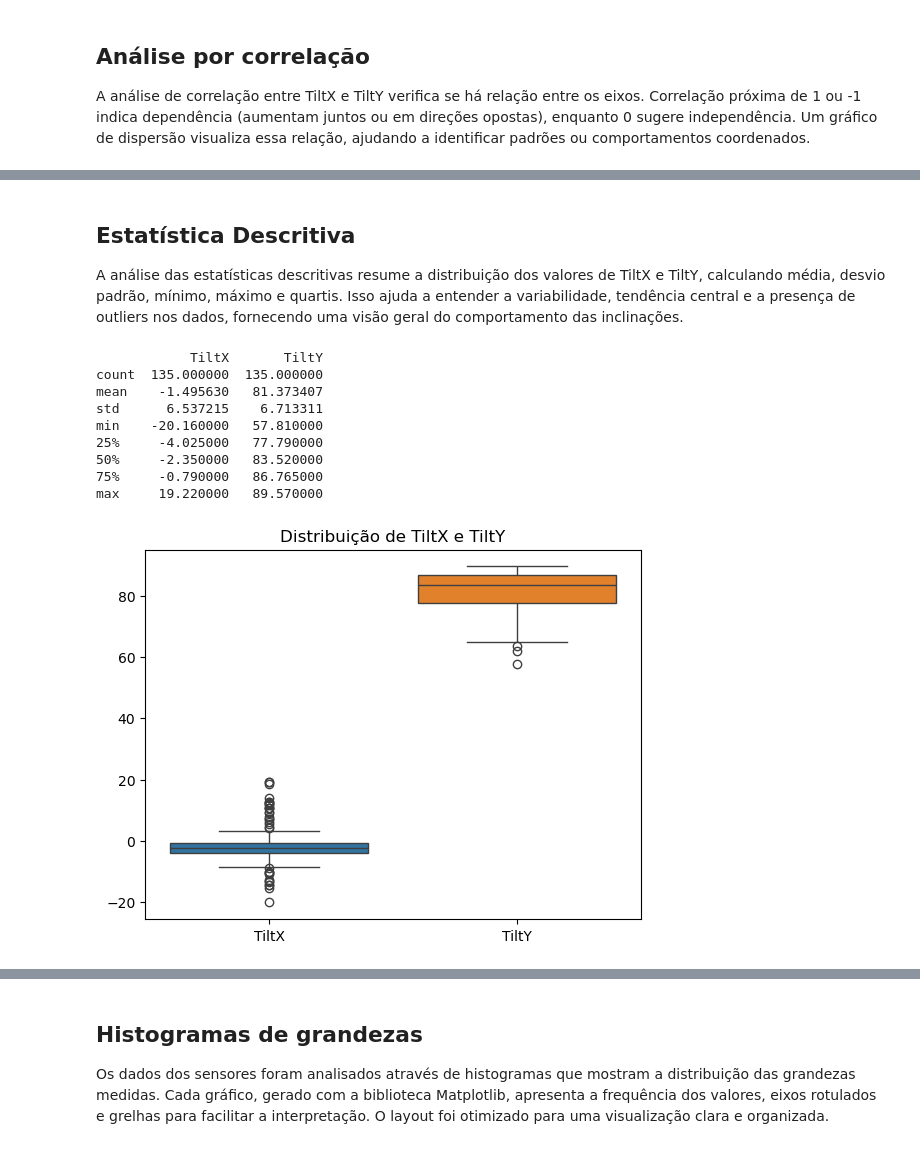
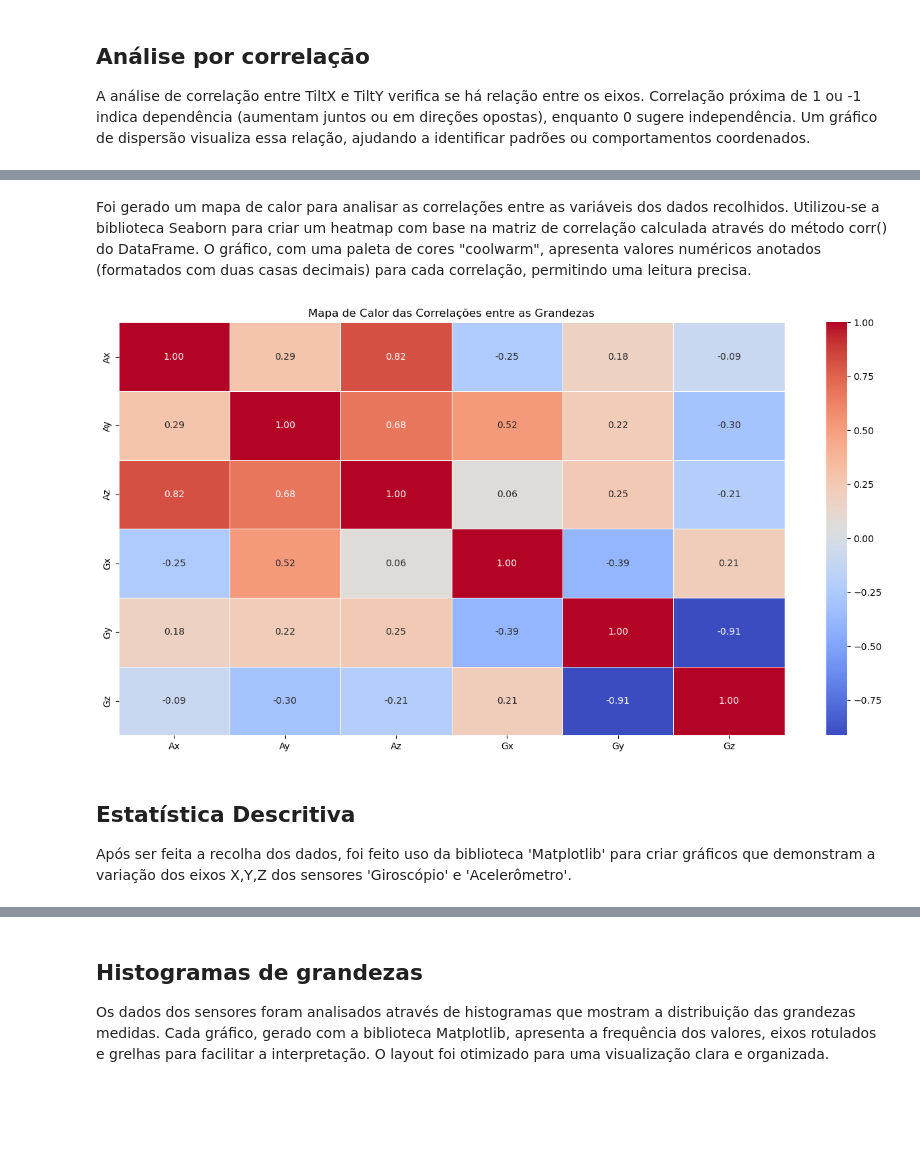
Before and after one commit to joaofmsilvaa/Walk-Monitor, a Jupyter notebook: posture_fac.ipynb, the cells around one changed output, grey strips where cells are left out. Cells and saved outputs as stored; diff of their text form; code cells hidden in the pictures; blank space fills up the shorter version.

```diff
--- a/posture_fac.ipynb
+++ b/posture_fac.ipynb
@@ -97,20 +78,19 @@ plt.show()
+# %% [markdown]
+Foi gerado um mapa de calor para analisar as correlações entre as variáveis dos dados recolhidos. Utilizou-se a biblioteca Seaborn para criar um heatmap com base na matriz de correlação calculada através do método corr() do DataFrame.
+O gráfico, com uma paleta de cores "coolwarm", apresenta valores numéricos anotados (formatados com duas casas decimais) para cada correlação, permitindo uma leitura precisa.
+# %%
+columns_to_exclude = ["Time", "TiltX", "TiltY", "OmegaTotal"]
+df_filtered = df.drop(columns=columns_to_exclude, errors="ignore")
+
+correlation_matrix = df_filtered.corr()
+
+plt.figure(figsize=(16, 8))
+sns.heatmap(correlation_matrix, annot=True, cmap="coolwarm", fmt=".2f", linewidths=0.5)
+plt.title("Mapa de Calor das Correlações entre as Grandezas")
+plt.show()
+# %% [output]
+[figure, added]
 # %% [markdown]
 ## Estatística Descritiva
 
-A análise das estatísticas descritivas resume a distribuição dos valores de TiltX e TiltY, calculando média, desvio padrão, mínimo, máximo e quartis. Isso ajuda a entender a variabilidade, tendência central e a presença de outliers nos dados, fornecendo uma visão geral do comportamento das inclinações.
+Após ser feita a recolha dos dados, foi feito uso da biblioteca 'Matplotlib' para criar gráficos que demonstram a variação dos eixos X,Y,Z dos sensores 'Giroscópio' e 'Acelerômetro'.
-# %%
-print(df[["TiltX", "TiltY"]].describe())
-sns.boxplot(data=df[["TiltX", "TiltY"]])
-plt.title("Distribuição de TiltX e TiltY")
-plt.show()
-# %% [output]
-            TiltX       TiltY
-count  135.000000  135.000000
-mean    -1.495630   81.373407
-std      6.537215    6.713311
-min    -20.160000   57.810000
-25%     -4.025000   77.790000
-50%     -2.350000   83.520000
-75%     -0.790000   86.765000
-max     19.220000   89.570000
-[figure, old version]
```
Also changed, not shown: parts of 11 cells of this notebook, 4 other files.
